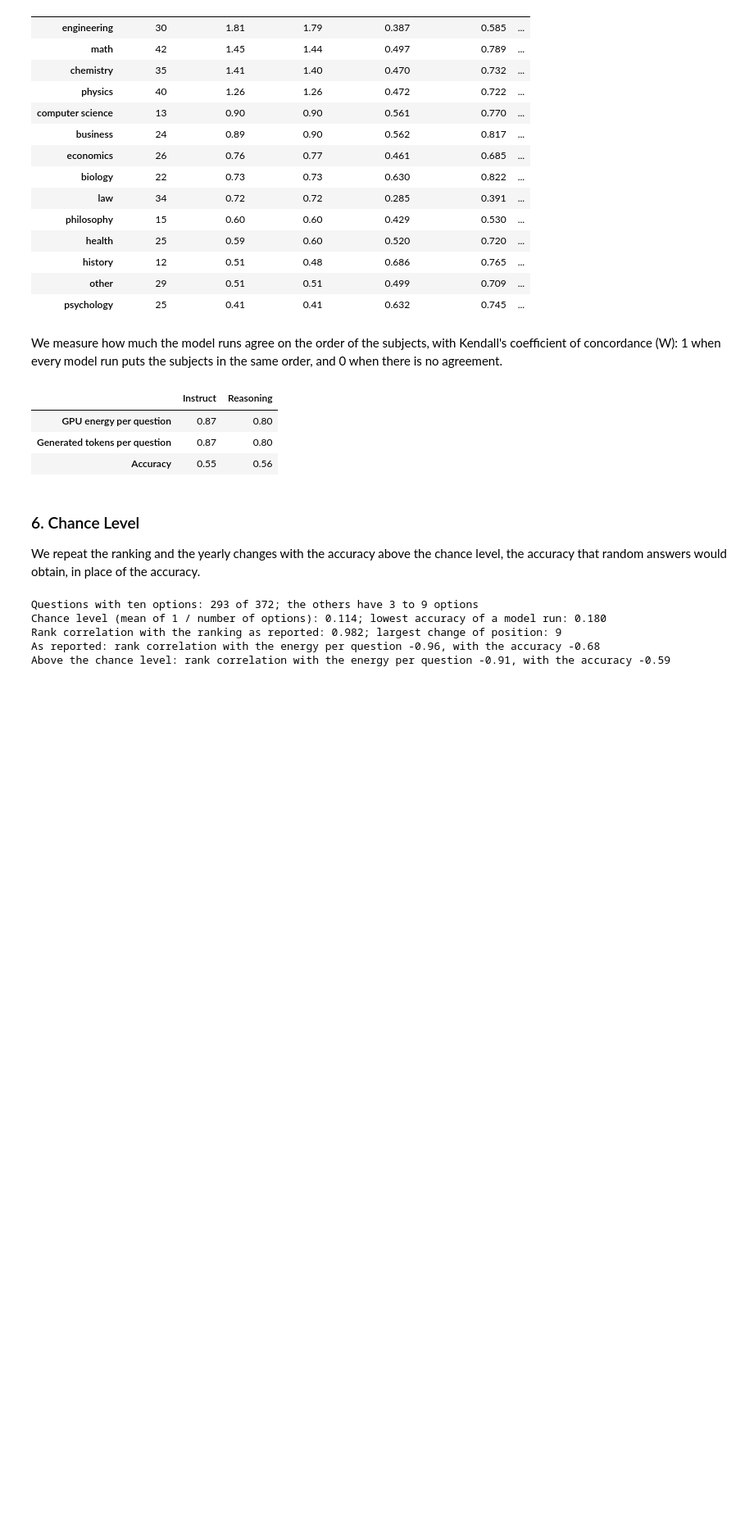
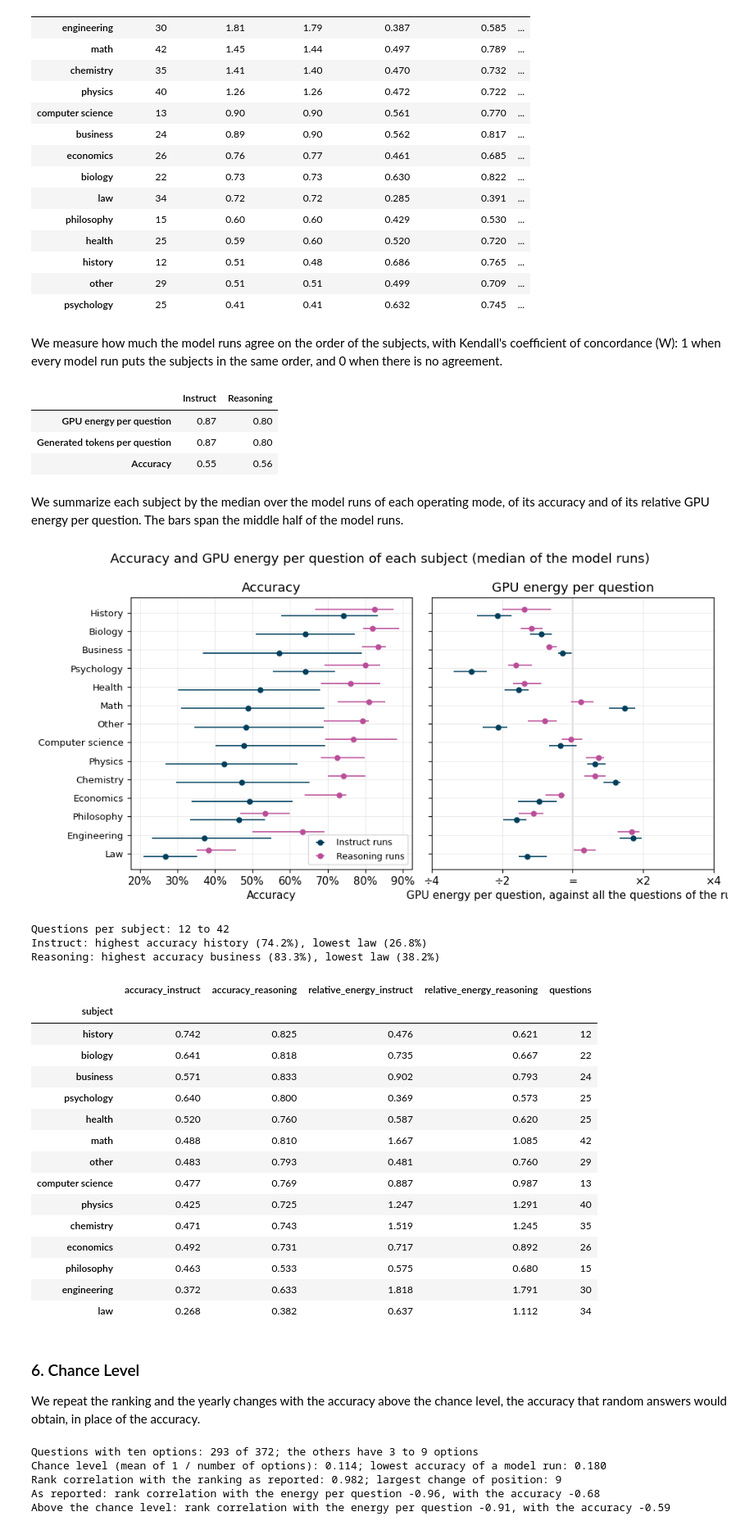
Before and after one commit to diogogmatos/eco-evolution-of-llms, a Jupyter notebook: analysis/06-discussion.ipynb, the cells around one changed output. Shown at 82% size. Cells and saved outputs as stored; diff of their text form; code cells hidden in the pictures; blank space fills up the shorter version.

```diff
--- a/analysis/06-discussion.ipynb
+++ b/analysis/06-discussion.ipynb
@@ -371,6 +371,73 @@ agreement.round(2)
 | GPU energy per question | 0.87 | 0.80 |
 | Generated tokens per question | 0.87 | 0.80 |
 | Accuracy | 0.55 | 0.56 |
+# %% [markdown]
+We summarize each subject by the median over the model runs of each operating mode, of its accuracy and of its relative GPU energy per question. The bars span the middle half of the model runs.
+# %%
+from common import percent_axis
+
+
+def quartiles(values):
+    return pd.Series({"median": values.median(), "q1": values.quantile(0.25), "q3": values.quantile(0.75)})
+
+
+subject_summary = by_subject.groupby(["subject", "mode"])[["accuracy", "relative_energy"]].apply(lambda g: pd.concat({"accuracy": quartiles(g["accuracy"]), "relative_energy": quartiles(g["relative_energy"])})).reset_index()
+# Subjects ordered by their median accuracy over all the model runs, the highest at the top
+subject_order = by_subject.groupby("subject")["accuracy"].median().sort_values().index
+
+fig, axes = plt.subplots(1, 2, figsize=(10, 5.2), sharey=True)
+positions = {subject: i for i, subject in enumerate(subject_order)}
+for offset, mode in zip((-0.17, 0.17), MODE_COLORS):
+    group = subject_summary[subject_summary["mode"] == mode].set_index("subject").loc[subject_order]
+    y = np.arange(len(subject_order)) + offset
+    for ax, column in zip(axes, ["accuracy", "relative_energy"]):
+        median, q1, q3 = group[(column, "median")], group[(column, "q1")], group[(column, "q3")]
+        ax.errorbar(median, y, xerr=[median - q1, q3 - median], fmt="o", color=MODE_COLORS[mode], markersize=5, elinewidth=1.2, capsize=0, label=f"{mode} runs ({(model_runs['mode'] == mode).sum()})")
+axes[0].set_yticks(range(len(subject_order)), labels=[subject.capitalize() for subject in subject_order], fontsize=9.5)
+axes[0].set_xlabel("Accuracy")
+percent_axis(axes[0].xaxis)
+axes[0].set_title("Accuracy")
+axes[1].set_xscale("log", base=2)
+axes[1].set_xlim(0.3, 2.5)
+axes[1].set_xticks([0.5, 1, 2], labels=["÷2", "=", "×2"])
+axes[1].axvline(1, color="0.6", linewidth=1, zorder=0)
+axes[1].set_xlabel("Against all the questions of the run")
+axes[1].set_title("GPU energy per question")
+axes[0].legend(loc="lower right", fontsize=9)
+fig.suptitle("Accuracy and GPU energy per question of each subject (median of the model runs)")
+plt.tight_layout()
+save_chart(fig, "discussion-subjects-summary")
+plt.show()
+
+medians = subject_summary.set_index(["subject", "mode"]).xs("median", axis=1, level=1).unstack("mode")
+medians.columns = [f"{value}_{mode.lower()}" for value, mode in medians.columns]
+medians = medians.loc[subject_order[::-1]].join(subjects["questions"])
+print("Questions per subject:", medians["questions"].min(), "to", medians["questions"].max())
+for mode in MODE_COLORS:
+    column = f"accuracy_{mode.lower()}"
+    print(f"{mode}: highest accuracy {medians[column].idxmax()} ({100 * medians[column].max():.1f}%), lowest {medians[column].idxmin()} ({100 * medians[column].min():.1f}%)")
+medians.round(3)
+# %% [output]
+[figure, added]
+Questions per subject: 12 to 42
+Instruct: highest accuracy history (74.2%), lowest law (26.8%)
+Reasoning: highest accuracy business (83.3%), lowest law (38.2%)
+|  | accuracy_instruct | accuracy_reasoning | relative_energy_instruct | relative_energy_reasoning | questions |
+| subject |  |  |  |  |  |
+| history | 0.742 | 0.825 | 0.476 | 0.621 | 12 |
+| biology | 0.641 | 0.818 | 0.735 | 0.667 | 22 |
+| business | 0.571 | 0.833 | 0.902 | 0.793 | 24 |
+| psychology | 0.640 | 0.800 | 0.369 | 0.573 | 25 |
+| health | 0.520 | 0.760 | 0.587 | 0.620 | 25 |
+| math | 0.488 | 0.810 | 1.667 | 1.085 | 42 |
+| other | 0.483 | 0.793 | 0.481 | 0.760 | 29 |
+| computer science | 0.477 | 0.769 | 0.887 | 0.987 | 13 |
+| physics | 0.425 | 0.725 | 1.247 | 1.291 | 40 |
+| chemistry | 0.471 | 0.743 | 1.519 | 1.245 | 35 |
+| economics | 0.492 | 0.731 | 0.717 | 0.892 | 26 |
+| philosophy | 0.463 | 0.533 | 0.575 | 0.680 | 15 |
+| engineering | 0.372 | 0.633 | 1.818 | 1.791 | 30 |
+| law | 0.268 | 0.382 | 0.637 | 1.112 | 34 |
 # %% [markdown]
 ### 6. Chance Level
 We repeat the ranking and the yearly changes with the accuracy above the chance level, the accuracy that random answers would obtain, in place of the accuracy.
```
Also changed, not shown: 7 other files.
